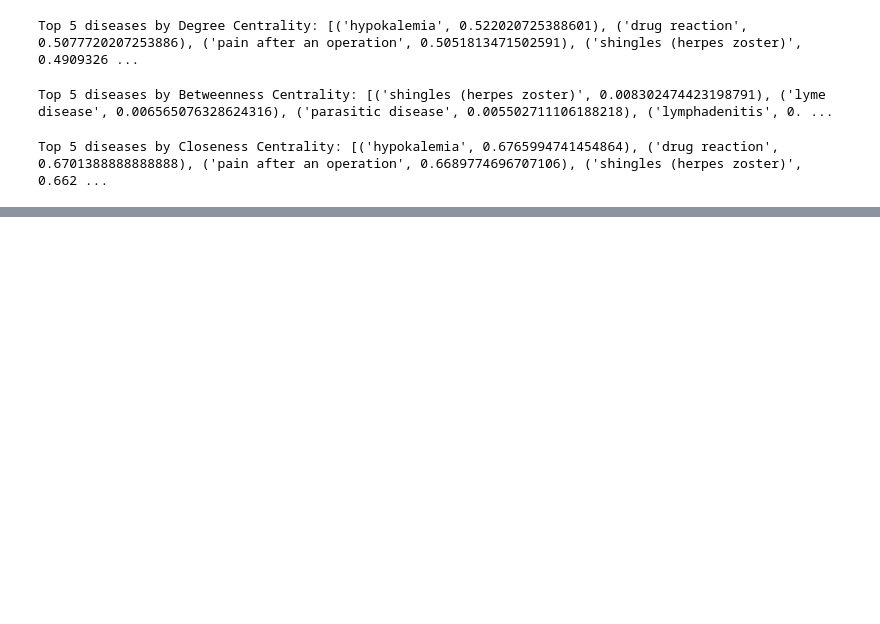
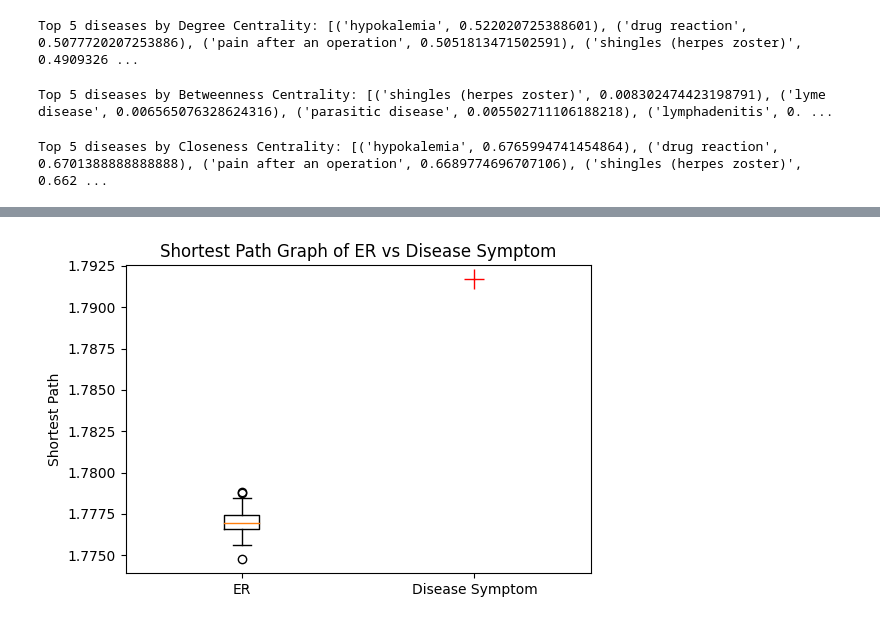
Before and after one commit to ktfr/disease-symptom-network, a Jupyter notebook: PreliminarNetworkAnalysis.ipynb, the cells around one changed output, grey strips where cells are left out. Drawn from its saved outputs; the diff is of its cells as text; code cells hidden in the pictures; blank space fills up the shorter version.

```diff
--- a/PreliminarNetworkAnalysis.ipynb
+++ b/PreliminarNetworkAnalysis.ipynb
@@ -280,0 +414,16 @@ Top 5 diseases by Eigenvector Centrality: [('hypokalemia', 0.0820095696120754),
+# %%
+# open a figure and create a box plot
+fig = plt.figure(figsize=(6,4))
+# feed it a list of clustering ER
+# createe a boxplot of distribution of clustering across the ensemble of ER networks
+plt.boxplot(shortest_path_ER)
+plt.plot(2,d,'r',marker='+',markersize=15)
+# axis settings so can create labels
+ax = plt.gca()
+ax.set_xticks([1,2],labels=['ER','Disease Symptom'])
+plt.title('Shortest Path Graph of ER vs Disease Symptom')
+plt.ylabel('Shortest Path')
+plt.xlim([0.5,2.5])
+plt.show()
+# %% [output]
+[figure, added]
```
Also changed, not shown: parts of 22 cells of this notebook, 1 other file.
